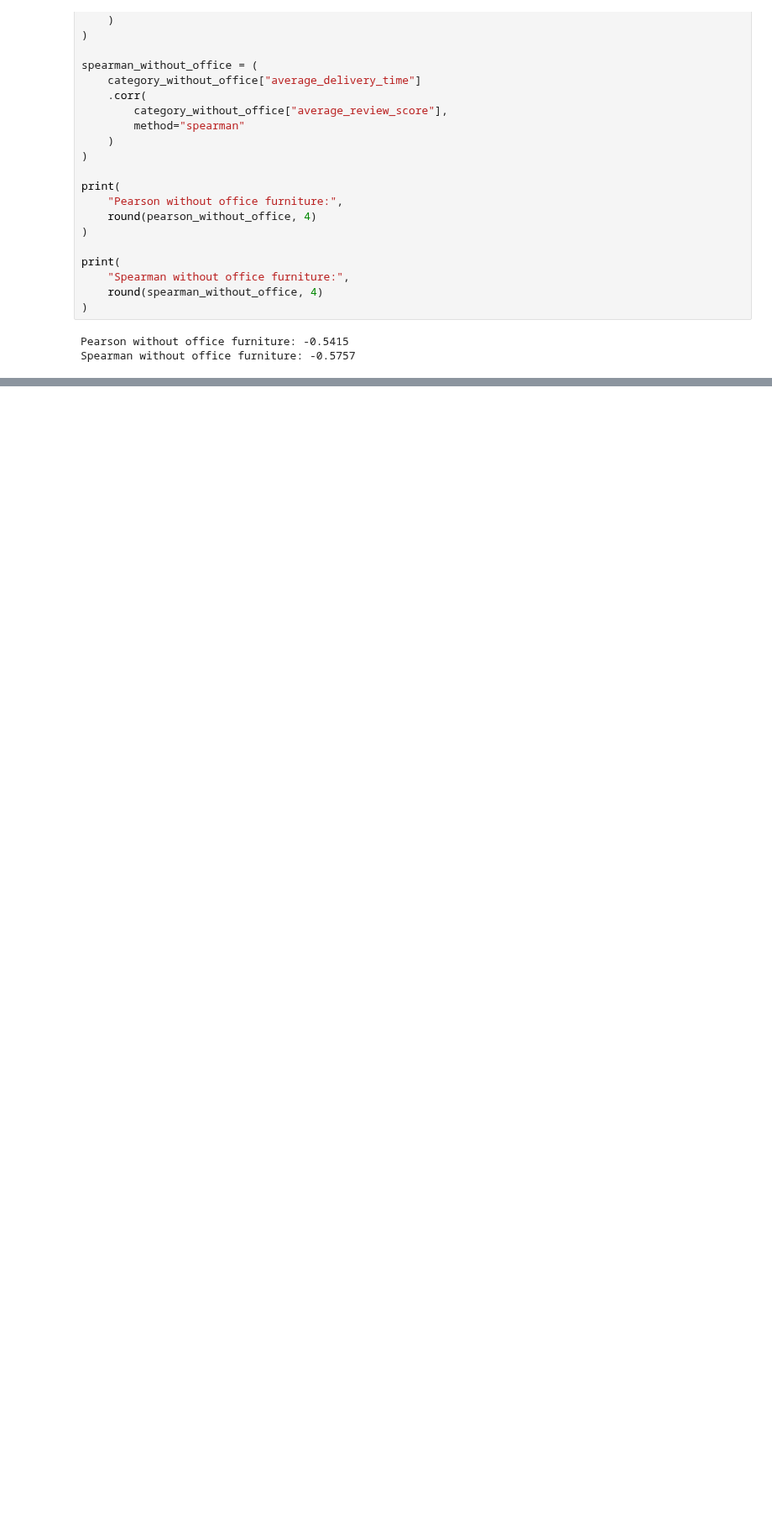
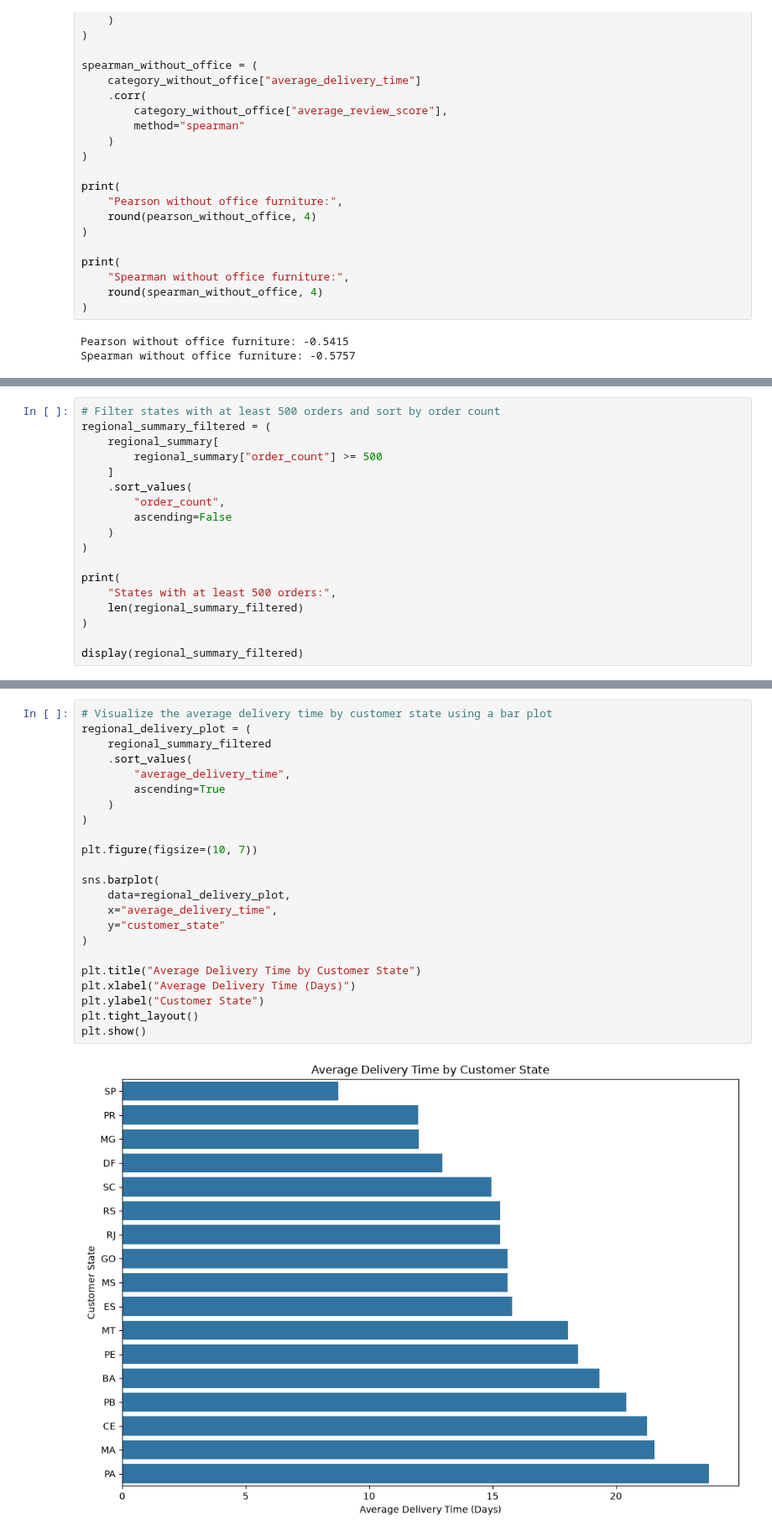
Before and after one commit to kartikeysharma2645/Real-World-Dataset-Analysis, a Jupyter notebook: notebook/real_world_dataset_analysis.ipynb, the cells around one changed output, grey strips where cells are left out. Shown at 84% size. Drawn from its saved outputs; the diff is of its cells as text; blank space fills up the shorter version.

Commit message:
feat: analyze regional delivery and satisfaction patterns

```diff
--- a/notebook/real_world_dataset_analysis.ipynb
+++ b/notebook/real_world_dataset_analysis.ipynb
@@ -1701,0 +1791,18 @@ Spearman without office furniture: -0.5757
+# %%
+# Filter states with at least 500 orders and sort by order count
+regional_summary_filtered = (
+    regional_summary[
+        regional_summary["order_count"] >= 500
+    ]
+    .sort_values(
+        "order_count",
+        ascending=False
+    )
+)
+
+print(
+    "States with at least 500 orders:",
+    len(regional_summary_filtered)
+)
+
+display(regional_summary_filtered)
@@ -1701,0 +1829,25 @@ Spearman without office furniture: -0.5757
+# %%
+# Visualize the average delivery time by customer state using a bar plot
+regional_delivery_plot = (
+    regional_summary_filtered
+    .sort_values(
+        "average_delivery_time",
+        ascending=True
+    )
+)
+
+plt.figure(figsize=(10, 7))
+
+sns.barplot(
+    data=regional_delivery_plot,
+    x="average_delivery_time",
+    y="customer_state"
+)
+
+plt.title("Average Delivery Time by Customer State")
+plt.xlabel("Average Delivery Time (Days)")
+plt.ylabel("Customer State")
+plt.tight_layout()
+plt.show()
+# %% [output]
+[figure, added]
```
Also changed, not shown: parts of 10 cells of this notebook.
